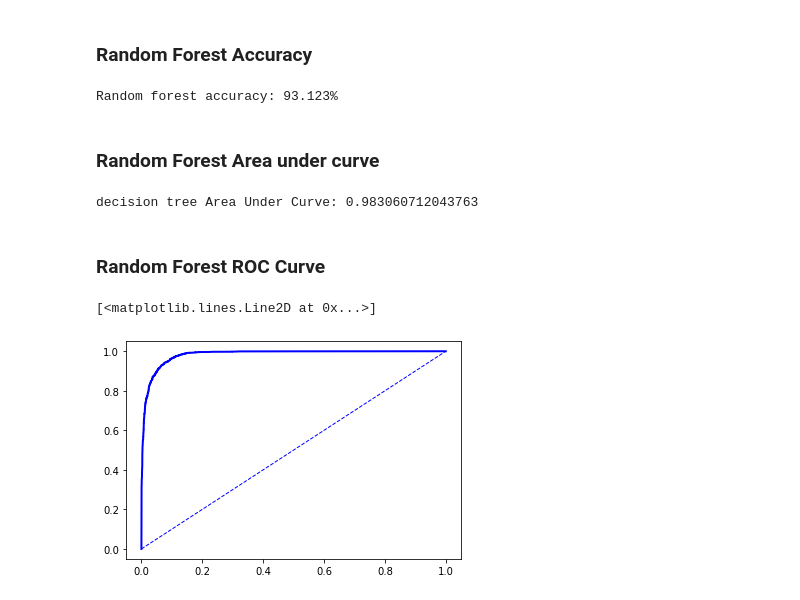
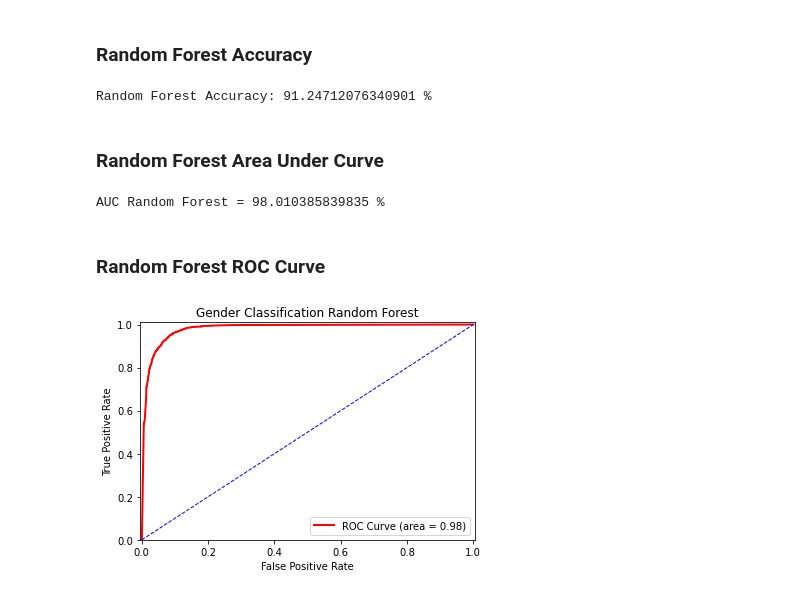
Before and after one commit to markkalaiji/GenderClassification, a Jupyter notebook: GenderClassification.ipynb, the cells around one changed output. Drawn from its saved outputs; the diff is of its cells as text; code cells hidden in the pictures.

```diff
--- a/GenderClassification.ipynb
+++ b/GenderClassification.ipynb
@@ -120,7 +121,7 @@ Mean = 91.34217396073272 %
 # SVM
 from sklearn.svm import SVC
 
-gender_svm = SVC(C=1, kernel='rbf', gamma=0.0005, random_state=1)
+gender_svm = SVC(C=1, kernel='rbf', gamma=0.0005, random_state=1, probability=True)
 
 # training on training set
 gender_svm.fit(X_train, y_train)
@@ -186,48 +190,69 @@ NameError: name 'fpr_svm' is not defined
 # %%
 from sklearn.ensemble import RandomForestClassifier
 
-my_RandomForest = RandomForestClassifier(n_estimators = 1000, bootstrap = True, random_state=42)
-my_RandomForest.fit(X_train, y_train)
+# gender_rf = RandomForestClassifier(n_estimators = 155, bootstrap = True, random_state=9)
+gender_rf = RandomForestClassifier(n_estimators = 29, bootstrap = True, random_state=2)
+# gender_rf = RandomForestClassifier(n_estimators = 1000, bootstrap = True, random_state=42)
 
-# predict, calculate, and report accuracy
+# training on training set
+gender_rf.fit(X_train, y_train)
+
+# testing on testing set
+y_predict_rf = gender_dt.predict(X_test)
+
+# calculate the accuracy
 from sklearn.metrics import accuracy_score
 
-y_predict_rf = my_RandomForest.predict(X_test)
-score_rf = accuracy_score(y_test, y_predict_rf)
-print("Random forest accuracy: " + str(round(accuracy_rf*100,3)) + "%")
+accuracy_rf = accuracy_score(y_test, y_predict_rf)
+print('Random Forest Accuracy:', accuracy_rf*100,'%')
 # %% [output]
-Random forest accuracy: 93.123%
+Random Forest Accuracy: 91.24712076340901 %
 # %% [markdown]
-### Random Forest Area under curve
+### Random Forest Area Under Curve
 # %%
-y_predict_rf = my_RandomForest.predict(X_test) # predict binary label
-y_predict_prob_rf = my_RandomForest.predict_proba(X_test) # estimate probability of each label
+# predict probability of 'Male'
+y_predict_prob_rf = gender_rf.predict_proba(X_test)
 
+# get tpr and fpr for auc
 from sklearn import metrics
 
-fpr_rf, tpr_rf, thresholds_rf = metrics.roc_curve(y_test, y_predict_prob_rf[:,1], pos_label=1)
+fpr_rf, tpr_rf, thresholds = metrics.roc_curve(y_test, y_predict_prob_rf[:,1], pos_label=1)
 
-# AUC:
+# auc
 AUC_rf = metrics.auc(fpr_rf, tpr_rf)
-print("decision tree Area Under Curve: " + str(AUC_rf))
+print('AUC Random Forest =',AUC_rf*100,'%')
 # %% [output]
-decision tree Area Under Curve: 0.983060712043763
+AUC Random Forest = 98.010385839835 %
 # %% [markdown]
 ### Random Forest ROC Curve
 # %%
-# import pyplot to generate graphs and plot curves
+# plot roc curve
 import matplotlib.pyplot as plt
+
+# keep plot inside page
 %matplotlib inline
 
 plt.figure()
 
-# ROC Curve random forest
-plt.plot(fpr_rf, tpr_rf, color = 'blue', lw=2, label='ROC Curve (area = %0.3f)' % AUC_rf)
+# roc curve
+plt.plot(fpr_rf, tpr_rf, color='red', lw=2,
+         label='ROC Curve (area = %0.2f)' % AUC_rf)
 
 # random guess line
-plt.plot([0,1], [0,1], color='blue', lw=1, linestyle='--')
+plt.plot([0, 1], [0, 1], color='blue', lw=1, linestyle='--')
+
+# defining the range of X-Axis and Y-Axis
+plt.xlim([-0.005, 1.005])
+plt.ylim([0.0, 1.01])
+
+# labels, title, legend
+plt.xlabel('False Positive Rate')
+plt.ylabel('True Positive Rate')
+plt.title('Gender Classification Random Forest')
+plt.legend(loc="lower right")
+
+plt.show()
 # %% [output]
-[<matplotlib.lines.Line2D at 0x...>]
-[figure, old version]
+[figure, new version]
 # %%
 # mark cnn
```
Also changed, not shown: parts of 13 cells of this notebook.
